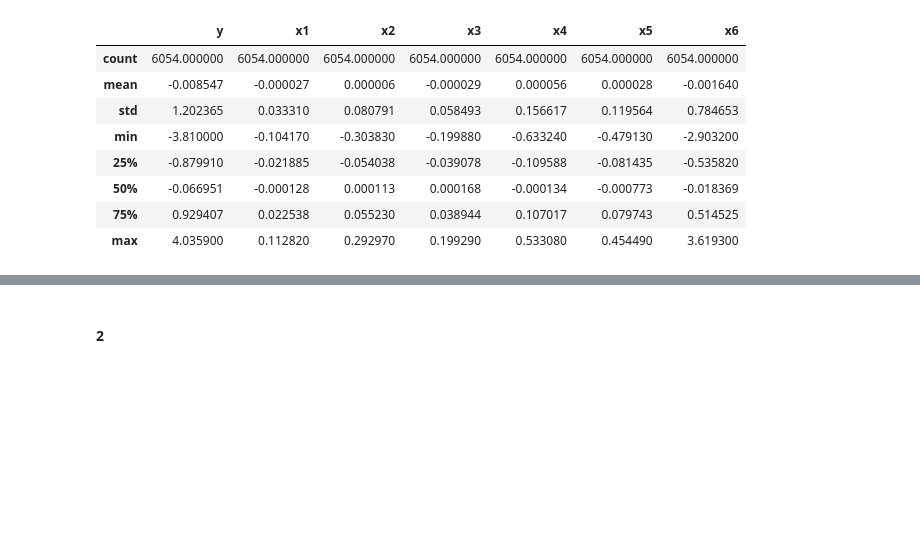
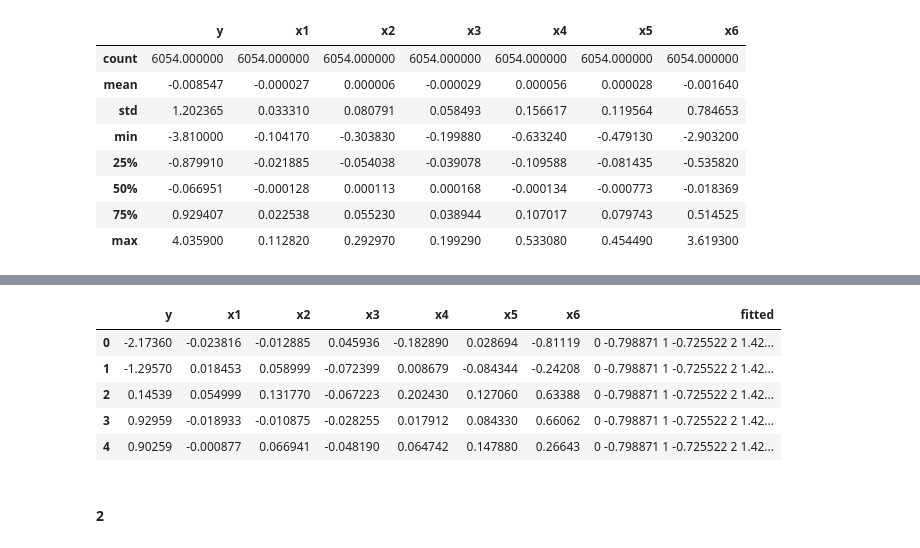
Before and after one commit to carlespoles/DSCI6002-student, a Jupyter notebook: week6/6-4_RegDiag/DSCI6002-6.4-Lab-CarlesPolesMielgo.ipynb, the cells around one changed output, grey strips where cells are left out. Saved outputs shown, nothing was run; the diff lists cells and outputs as text; code cells hidden in the pictures; blank space fills up the shorter version.

```diff
--- a/week6/6-4_RegDiag/DSCI6002-6.4-Lab-CarlesPolesMielgo.ipynb
+++ b/week6/6-4_RegDiag/DSCI6002-6.4-Lab-CarlesPolesMielgo.ipynb
@@ -99,0 +111,5 @@ OLS Regression Results
+# %%
+fitted_values = []
+for i in range(len(homer)):
+    fitted = results.params[0] + (homer['x1'][i]) * results.params[1] + (homer['x2'][i]) * results.params[2] + (homer['x3'][i]) * results.params[3] + (homer['x4'][i]) * results.params[4] + (homer['x5'][i]) * results.params[5] + (homer['x6'][i]) * results.params[6]
+    fitted_values.append(fitted)
@@ -99,0 +122,2 @@ OLS Regression Results
+# %%
+fitted_series = pd.Series(fitted_values)
@@ -99,0 +152,2 @@ OLS Regression Results
+# %%
+homer['fitted'] = fitted_series
@@ -99,0 +157,9 @@ OLS Regression Results
+# %%
+homer.head()
+# %% [output]
+|  | y | x1 | x2 | x3 | x4 | x5 | x6 | fitted |
+| 0 | -2.17360 | -0.023816 | -0.012885 | 0.045936 | -0.182890 | 0.028694 | -0.81119 | 0 -0.798871 1 -0.725522 2 1.42... |
+| 1 | -1.29570 | 0.018453 | 0.058999 | -0.072399 | 0.008679 | -0.084344 | -0.24208 | 0 -0.798871 1 -0.725522 2 1.42... |
+| 2 | 0.14539 | 0.054999 | 0.131770 | -0.067223 | 0.202430 | 0.127060 | 0.63388 | 0 -0.798871 1 -0.725522 2 1.42... |
+| 3 | 0.92959 | -0.018933 | -0.010875 | -0.028255 | 0.017912 | 0.084330 | 0.66062 | 0 -0.798871 1 -0.725522 2 1.42... |
+| 4 | 0.90259 | -0.000877 | 0.066941 | -0.048190 | 0.064742 | 0.147880 | 0.26643 | 0 -0.798871 1 -0.725522 2 1.42... |
```
Also changed, not shown: parts of 12 cells of this notebook.
